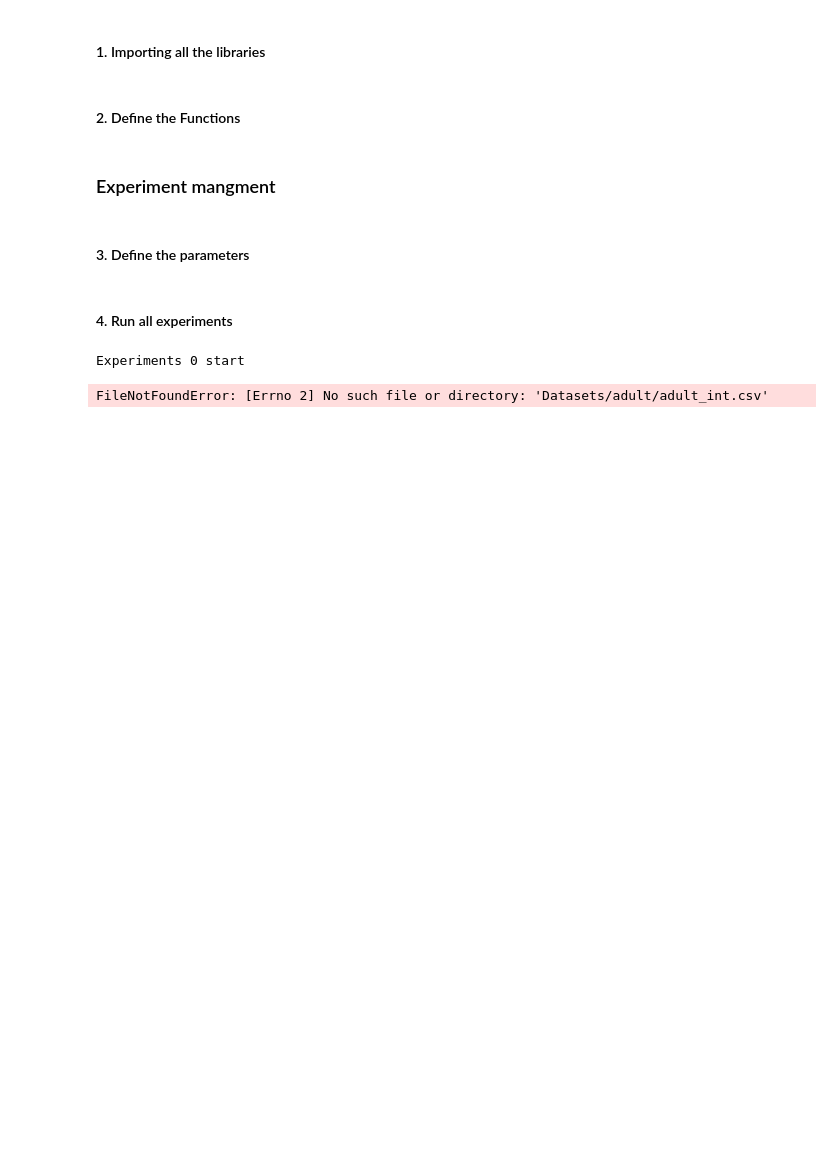
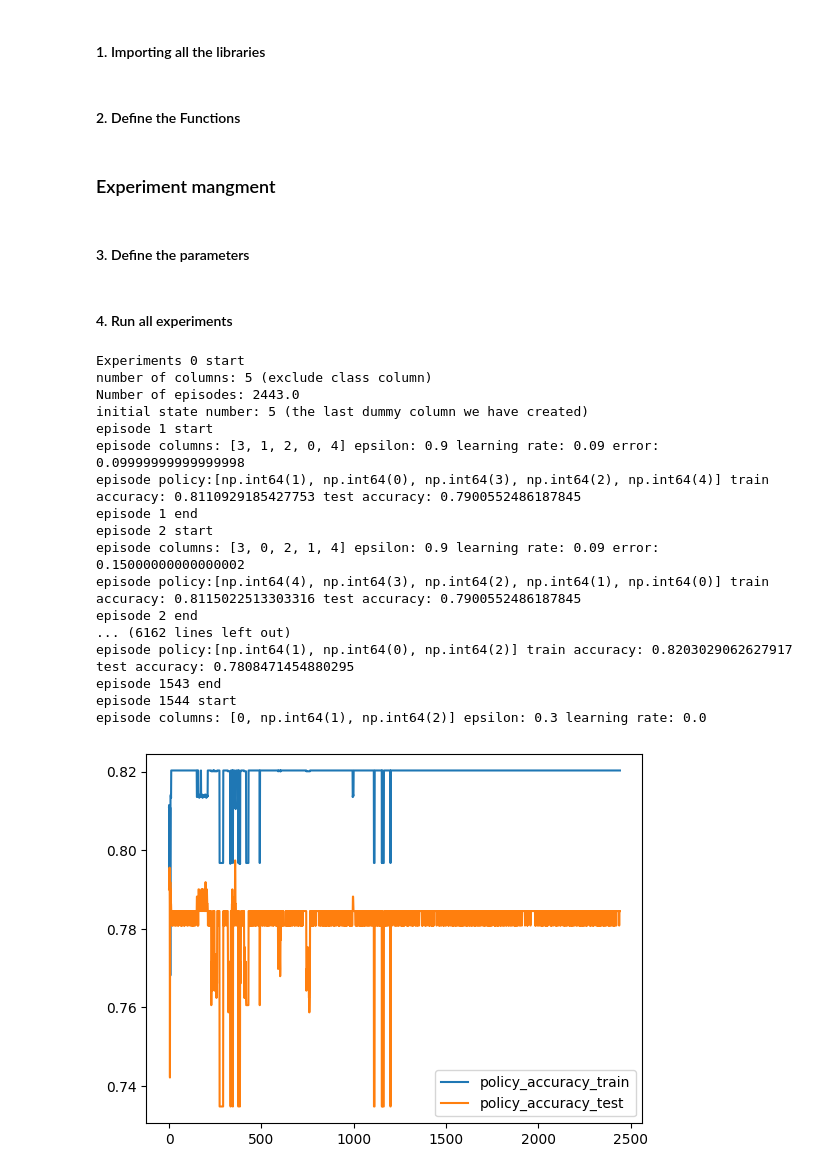
Before and after one commit to datafatmunger/jbg-notebooks, a Jupyter notebook: Q550/Quantum_Curiosity/CFS.ipynb, the cells around one changed output. Saved outputs shown, nothing was run; the diff lists cells and outputs as text; code cells hidden in the pictures; blank space fills up the shorter version.

```diff
--- a/Q550/Quantum_Curiosity/CFS.ipynb
+++ b/Q550/Quantum_Curiosity/CFS.ipynb
@@ -180,7 +186,7 @@ file='adult' #adult #diabetic_data #no_show
 
 # Q learning parameter #
 learning_rate=0.005
-discount_factor=0
+discount_factor = 0.01 #0
 epsilon = 0.1
 
 # Learner and episode parameters #
@@ -198,7 +204,7 @@ if not os.path.exists('Experiments/'+ str(experiment)):
 else:
     shutil.rmtree('Experiments/'+ str(experiment))          #removes all the subdirectories!
     os.makedirs('Experiments/'+ str(experiment))
-writer = pd.ExcelWriter('Experiments/'+ str(experiment) + '/df.xlsx')
+#writer = pd.ExcelWriter('Experiments/'+ str(experiment) + '/df.xlsx')
 
 
 
@@ -339,34 +345,69 @@ for e in range (number_of_experiment):
             X_train_main_policy, X_test_main_policy, y_train_policy, y_test_policy = data_split(X,y)
             X_train_policy, X_test_policy =update_X_train_X_test(policy_columns, X_train_main_policy, X_test_main_policy)
             policy_error=Learner(X_train_policy, X_test_policy,y_train_policy, y_test_policy)
             policy_accuracy_train=1-policy_error
             ##for testing dataset##
             policy_data=get_data(episode_size,policy=1,mode='test')
             X_policy,y_policy=data_separate(policy_data)
             X_train_main_policy, X_test_main_policy, y_train_policy, y_test_policy = data_split(X,y)
             X_train_policy, X_test_policy =update_X_train_X_test(policy_columns, X_train_main_policy, X_test_main_policy)
             policy_error=Learner(X_train_policy, X_test_policy,y_train_policy, y_test_policy)
             policy_accuracy_test=1-policy_error
         else:
             policy_accuracy_train=0
             policy_accuracy_test=0
-        df=df.append({'episode':str(i+1), 'episode_columns':str(episode_columns),'policy_columns':str(policy_columns),'policy_accuracy_train':policy_accuracy_train,'policy_accuracy_test':policy_accuracy_test}, ignore_index=True)
+        #df=df.append({'episode':str(i+1), 'episode_columns':str(episode_columns),'policy_columns':str(policy_columns),'policy_accuracy_train':policy_accuracy_train,'policy_accuracy_test':policy_accuracy_test}, ignore_index=True)
+        #new_row = pd.DataFrame([{'episode': str(i+1),
+        #                  'episode_columns': str(episode_columns),
+        #                  'policy_columns': str(policy_columns),
+        #                  'policy_accuracy_train': policy_accuracy_train,
+        #                  'policy_accuracy_test': policy_accuracy_test}])
+        #df = pd.concat([df, new_row], ignore_index=True)
+        df.loc[len(df)] = {
+            'episode': str(i+1),
+            'episode_columns': str(episode_columns),
+            'policy_columns': str(policy_columns),
+            'policy_accuracy_train': policy_accuracy_train,
+            'policy_accuracy_test': policy_accuracy_test
+        }
+
         #Prints
         print ("episode "+ str(i+1) +" start")
         print ("episode columns: "+ str(episode_columns) + " epsilon: " + str(epsilon) + " learning rate: " + str(learning_rate) + " error: " +str(episode_error))
         print ("episode policy:" + str(policy_columns) + " train accuracy: " + str(policy_accuracy_train)  + " test accuracy: " +str(policy_accuracy_test))
         print ("episode "+ str(i+1) +" end")
     ########## End of episode  ############
-    df.to_excel(writer, 'Experiment' + str(e))
+    #df.to_excel(writer, 'Experiment' + str(e))
+    df.to_excel(writer, sheet_name='Experiment' + str(e))
     df_plot=df[['episode','policy_accuracy_train','policy_accuracy_test']]
     plot=df_plot.plot()
     fig = plot.get_figure()
     fig.savefig('Experiments/'+ str(experiment) + '/plot_experiment_' + str(e) +'.png')
-writer.save()
+
+#writer.save()
+with pd.ExcelWriter('Experiments/'+ str(experiment) + '/df.xlsx') as writer:
+    df.to_excel(writer, sheet_name='Experiment' + str(e))
+
 ## for run time ##
 stop = timeit.default_timer()
 print (stop - start)
 ## for run time ##
 # %% [output]
 Experiments 0 start
+number of columns: 5 (exclude class column)
+Number of episodes: 2443.0
+initial state number: 5 (the last dummy column we have created)
+episode 1 start
+episode columns: [3, 1, 2, 0, 4] epsilon: 0.9 learning rate: 0.09 error: 0.09999999999999998
+episode policy:[np.int64(1), np.int64(0), np.int64(3), np.int64(2), np.int64(4)] train accuracy: 0.8110929185427753 test accuracy: 0.7900552486187845
+episode 1 end
+episode 2 start
+episode columns: [3, 0, 2, 1, 4] epsilon: 0.9 learning rate: 0.09 error: 0.15000000000000002
+episode policy:[np.int64(4), np.int64(3), np.int64(2), np.int64(1), np.int64(0)] train accuracy: 0.8115022513303316 test accuracy: 0.7900552486187845
+episode 2 end
+... (6162 lines left out)
+episode policy:[np.int64(1), np.int64(0), np.int64(2)] train accuracy: 0.8203029062627917 test accuracy: 0.7808471454880295
+episode 1543 end
+episode 1544 start
+episode columns: [0, np.int64(1), np.int64(2)] epsilon: 0.3 learning rate: 0.0
-FileNotFoundError: [Errno 2] No such file or directory: 'Datasets/adult/adult_int.csv'
+[figure, added]
```
Also changed, not shown: parts of 2 cells of this notebook, 55 other files.
